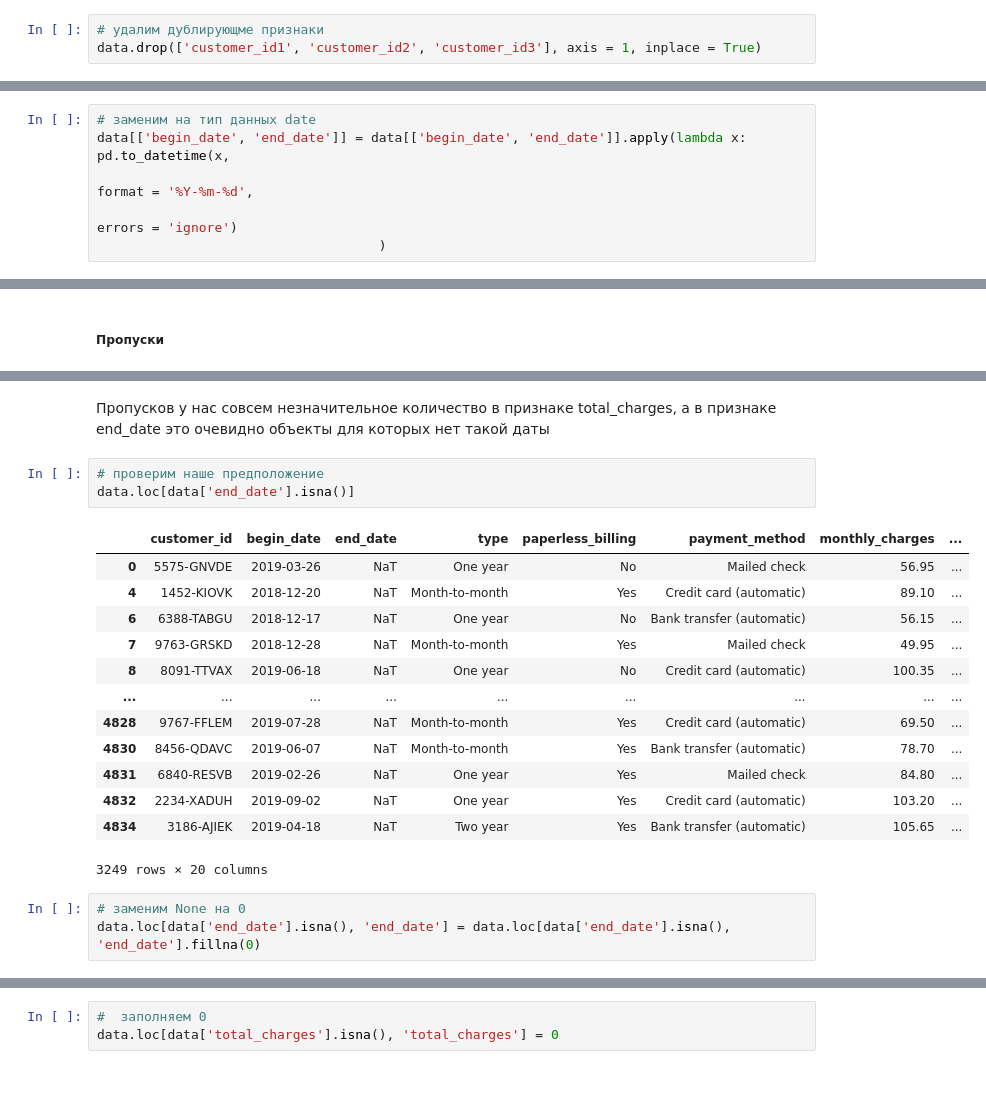
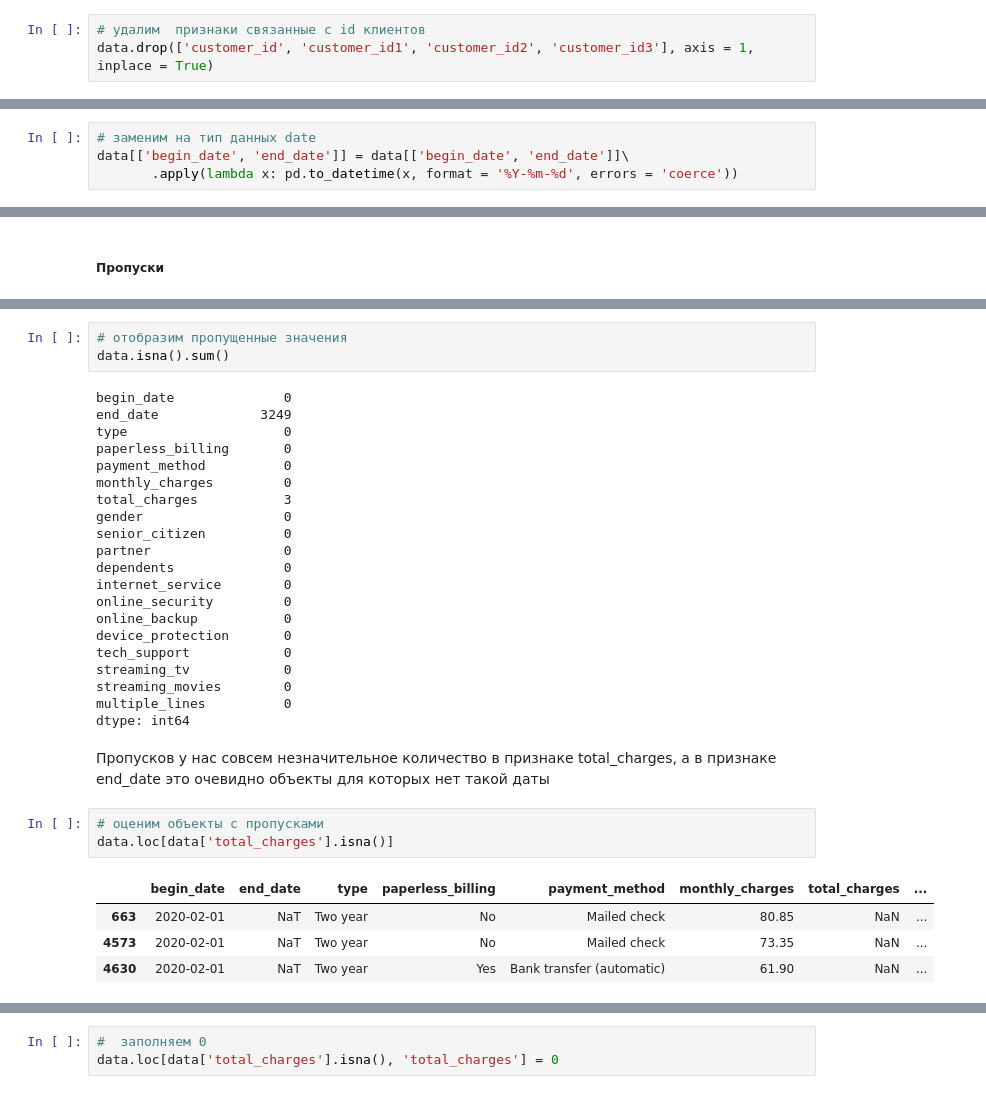
Before and after one commit to AV-BOLT/yandex_practicum, a Jupyter notebook: yandex_diploma.ipynb, the cells around one changed output, grey strips where cells are left out. Cells and saved outputs as stored; diff of their text form.

```diff
--- a/yandex_diploma.ipynb
+++ b/yandex_diploma.ipynb
@@ -307,8 +430,8 @@ data.head()
 | 4 | 1452-KIOVK | 2018-12-20 | None | Month-to-month | Yes | Credit card (automatic) | 89.10 | ... |
 5 rows × 23 columns
 # %%
-# удалим дублирующме признаки
-data.drop(['customer_id1', 'customer_id2', 'customer_id3'], axis = 1, inplace = True)
+# удалим  признаки связанные с id клиентов
+data.drop(['customer_id', 'customer_id1', 'customer_id2', 'customer_id3'], axis = 1, inplace = True)
 # %%
 data.info()
 # %% [output]
@@ -368,7 +494,5 @@ pd.datetime
 pd.datetime
 # %%
 # заменим на тип данных date
-data[['begin_date', 'end_date']] = data[['begin_date', 'end_date']].apply(lambda x: pd.to_datetime(x,
-                                                                                                   format = '%Y-%m-%d',
-                                                                                                   errors = 'ignore')
-                                    )
+data[['begin_date', 'end_date']] = data[['begin_date', 'end_date']]\
+       .apply(lambda x: pd.to_datetime(x, format = '%Y-%m-%d', errors = 'coerce'))
@@ -438,22 +526,34 @@ dtype: int64
+# %%
+# отобразим пропущенные значения
+data.isna().sum()
+# %% [output]
+begin_date              0
+end_date             3249
+type                    0
+paperless_billing       0
+payment_method          0
+monthly_charges         0
+total_charges           3
+gender                  0
+senior_citizen          0
+partner                 0
+dependents              0
+internet_service        0
+online_security         0
+online_backup           0
+device_protection       0
+tech_support            0
+streaming_tv            0
+streaming_movies        0
+multiple_lines          0
+dtype: int64
 # %% [markdown]
 Пропусков у нас совсем незначительное количество в признаке total_charges, а в признаке end_date это очевидно объекты для которых нет такой даты
 # %%
-# проверим наше предположение
-data.loc[data['end_date'].isna()]
+# оценим объекты с пропусками
+data.loc[data['total_charges'].isna()]
 # %% [output]
-|  | customer_id | begin_date | end_date | type | paperless_billing | payment_method | monthly_charges | ... |
-| 0 | 5575-GNVDE | 2019-03-26 | NaT | One year | No | Mailed check | 56.95 | ... |
-| 4 | 1452-KIOVK | 2018-12-20 | NaT | Month-to-month | Yes | Credit card (automatic) | 89.10 | ... |
-| 6 | 6388-TABGU | 2018-12-17 | NaT | One year | No | Bank transfer (automatic) | 56.15 | ... |
-| 7 | 9763-GRSKD | 2018-12-28 | NaT | Month-to-month | Yes | Mailed check | 49.95 | ... |
-| 8 | 8091-TTVAX | 2019-06-18 | NaT | One year | No | Credit card (automatic) | 100.35 | ... |
-| ... | ... | ... | ... | ... | ... | ... | ... | ... |
-| 4828 | 9767-FFLEM | 2019-07-28 | NaT | Month-to-month | Yes | Credit card (automatic) | 69.50 | ... |
-| 4830 | 8456-QDAVC | 2019-06-07 | NaT | Month-to-month | Yes | Bank transfer (automatic) | 78.70 | ... |
-| 4831 | 6840-RESVB | 2019-02-26 | NaT | One year | Yes | Mailed check | 84.80 | ... |
-| 4832 | 2234-XADUH | 2019-09-02 | NaT | One year | Yes | Credit card (automatic) | 103.20 | ... |
-| 4834 | 3186-AJIEK | 2019-04-18 | NaT | Two year | Yes | Bank transfer (automatic) | 105.65 | ... |
+|  | begin_date | end_date | type | paperless_billing | payment_method | monthly_charges | total_charges | ... |
+| 663 | 2020-02-01 | NaT | Two year | No | Mailed check | 80.85 | NaN | ... |
+| 4573 | 2020-02-01 | NaT | Two year | No | Mailed check | 73.35 | NaN | ... |
+| 4630 | 2020-02-01 | NaT | Two year | Yes | Bank transfer (automatic) | 61.90 | NaN | ... |
-3249 rows × 20 columns
-# %%
-# заменим None на 0
-data.loc[data['end_date'].isna(), 'end_date'] = data.loc[data['end_date'].isna(), 'end_date'].fillna(0)
```
Also changed, not shown: parts of 198 cells of this notebook.
